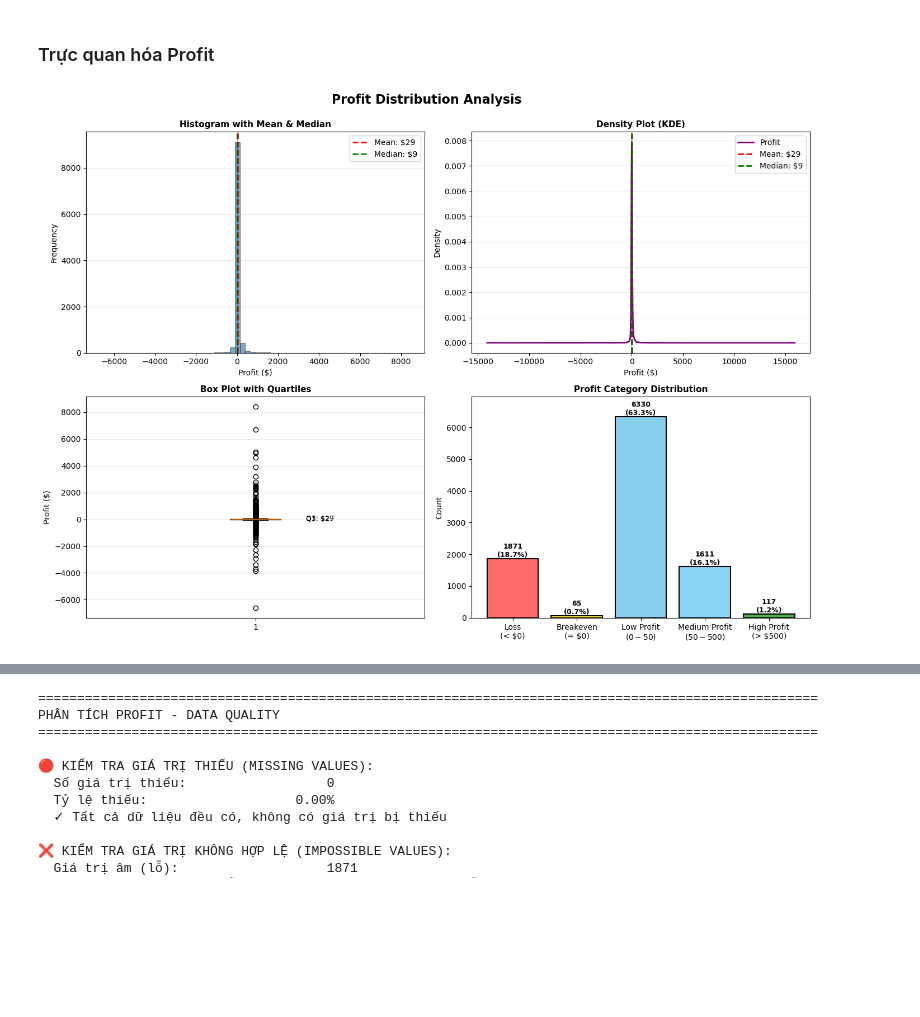
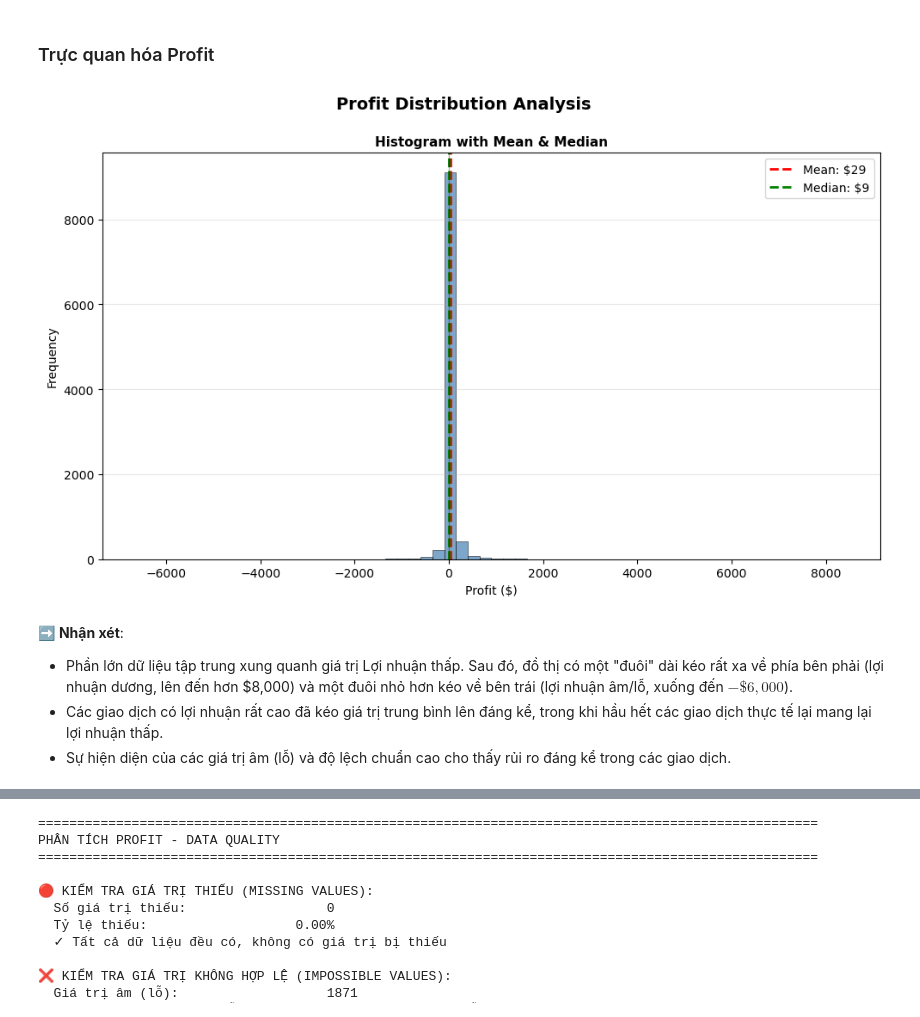
Before and after one commit to TThanhc/Superstore_Sales_Analysis, a Jupyter notebook: Data_CEPA.ipynb, the cells around one changed output, grey strips where cells are left out. Cells and saved outputs as stored; diff of their text form; code cells hidden in the pictures; blank space fills up the shorter version.

```diff
--- a/Data_CEPA.ipynb
+++ b/Data_CEPA.ipynb
@@ -1631,60 +1209,26 @@ PHÂN TÍCH PROFIT - DISTRIBUTION & CENTRAL TENDENCY
 # %% [markdown]
 ### Trực quan hóa Profit
 # %%
-fig, axes = plt.subplots(2, 2, figsize=(14, 10))
-fig.suptitle('Profit Distribution Analysis', fontsize=16, fontweight='bold', y=0.995)
+fig, axes = plt.subplots(figsize=(10, 6))
+fig.suptitle('Profit Distribution Analysis', fontsize=14, fontweight='bold', y=0.995)
 
-# [0,0] Histogram with Mean and Median
-ax = axes[0, 0]
-ax.hist(data['Profit'], bins=60, color='steelblue', alpha=0.7, edgecolor='black', linewidth=0.5)
-ax.axvline(mean_profit, color='red', linestyle='--', linewidth=2, label=f'Mean: ${mean_profit:,.0f}')
-ax.axvline(median_profit, color='green', linestyle='--', linewidth=2, label=f'Median: ${median_profit:,.0f}')
-ax.axvline(0, color='black', linestyle='-', linewidth=1, alpha=0.3)
-ax.set_xlabel('Profit ($)', fontsize=10)
-ax.set_ylabel('Frequency', fontsize=10)
-ax.set_title('Histogram with Mean & Median', fontsize=11, fontweight='bold')
-ax.legend()
-ax.grid(axis='y', alpha=0.3)
-
-# [0,1] Density Plot
-ax = axes[0, 1]
-data['Profit'].plot(kind='density', ax=ax, color='purple', linewidth=2, label='Profit')
-ax.axvline(mean_profit, color='red', linestyle='--', linewidth=2, label=f'Mean: ${mean_profit:,.0f}')
-ax.axvline(median_profit, color='green', linestyle='--', linewidth=2, label=f'Median: ${median_profit:,.0f}')
-ax.axvline(0, color='black', linestyle='-', linewidth=1, alpha=0.3)
-ax.set_xlabel('Profit ($)', fontsize=10)
-ax.set_title('Density Plot (KDE)', fontsize=11, fontweight='bold')
-ax.legend()
-ax.grid(axis='y', alpha=0.3)
-
-# [1,0] Box Plot with Quartiles
-ax = axes[1, 0]
-bp = ax.boxplot(data['Profit'], vert=True, patch_artist=True)
-bp['boxes'][0].set_facecolor('lightblue')
-ax.set_ylabel('Profit ($)', fontsize=10)
-ax.set_title('Box Plot with Quartiles', fontsize=11, fontweight='bold')
-q1_profit = data['Profit'].quantile(0.25)
-q3_profit = data['Profit'].quantile(0.75)
-ax.text(1.15, q1_profit, f'Q1: ${q1_profit:,.0f}', fontsize=9, va='center')
-ax.text(1.15, q3_profit, f'Q3: ${q3_profit:,.0f}', fontsize=9, va='center')
-ax.grid(axis='y', alpha=0.3)
-
-# [1,1] Profit Category Distribution
-ax = axes[1, 1]
-categories = ['Loss\n(< $0)', 'Breakeven\n(= $0)', 'Low Profit\n($0-$50)', 'Medium Profit\n($50-$500)', 'High Profit\n(> $500)']
-counts = [loss_products, breakeven_products, low_profit, medium_profit, high_profit]
-colors_profit = ['#ff6b6b', '#ffeb3b', '#87ceeb', '#87d4f5', '#4CAF50']
-bars = ax.bar(categories, counts, color=colors_profit, edgecolor='black', linewidth=1.5)
-ax.set_ylabel('Count', fontsize=10)
-ax.set_title('Profit Category Distribution', fontsize=11, fontweight='bold')
-ax.set_ylim(0, max(counts) * 1.1)
-for bar, count in zip(bars, counts):
-    height = bar.get_height()
-    pct = count/len(data)*100
-    ax.text(bar.get_x() + bar.get_width()/2., height,
-            f'{count}\n({pct:.1f}%)', ha='center', va='bottom', fontsize=9, fontweight='bold')
+axes.hist(data['Profit'], bins=60, color='steelblue', alpha=0.7, edgecolor='black', linewidth=0.5)
+axes.axvline(mean_profit, color='red', linestyle='--', linewidth=2, label=f'Mean: ${mean_profit:,.0f}')
+axes.axvline(median_profit, color='green', linestyle='--', linewidth=2, label=f'Median: ${median_profit:,.0f}')
+axes.axvline(0, color='black', linestyle='-', linewidth=1, alpha=0.3)
+axes.set_xlabel('Profit ($)', fontsize=10)
+axes.set_ylabel('Frequency', fontsize=10)
+axes.set_title('Histogram with Mean & Median', fontsize=11, fontweight='bold')
+axes.legend()
+axes.grid(axis='y', alpha=0.3)
 
 plt.tight_layout()
 plt.show()
 # %% [output]
-[figure, old version]
+[figure, new version]
+# %% [markdown]
+➡️ **Nhận xét**:
+
+- Phần lớn dữ liệu tập trung xung quanh giá trị Lợi nhuận thấp. Sau đó, đồ thị có một "đuôi" dài kéo rất xa về phía bên phải (lợi nhuận dương, lên đến hơn \$8,000) và một đuôi nhỏ hơn kéo về bên trái (lợi nhuận âm/lỗ, xuống đến $-\$6,000$).
+- Các giao dịch có lợi nhuận rất cao đã kéo giá trị trung bình lên đáng kể, trong khi hầu hết các giao dịch thực tế lại mang lại lợi nhuận thấp.
+- Sự hiện diện của các giá trị âm (lỗ) và độ lệch chuẩn cao cho thấy rủi ro đáng kể trong các giao dịch.
```
Also changed, not shown: parts of 61 cells of this notebook.
